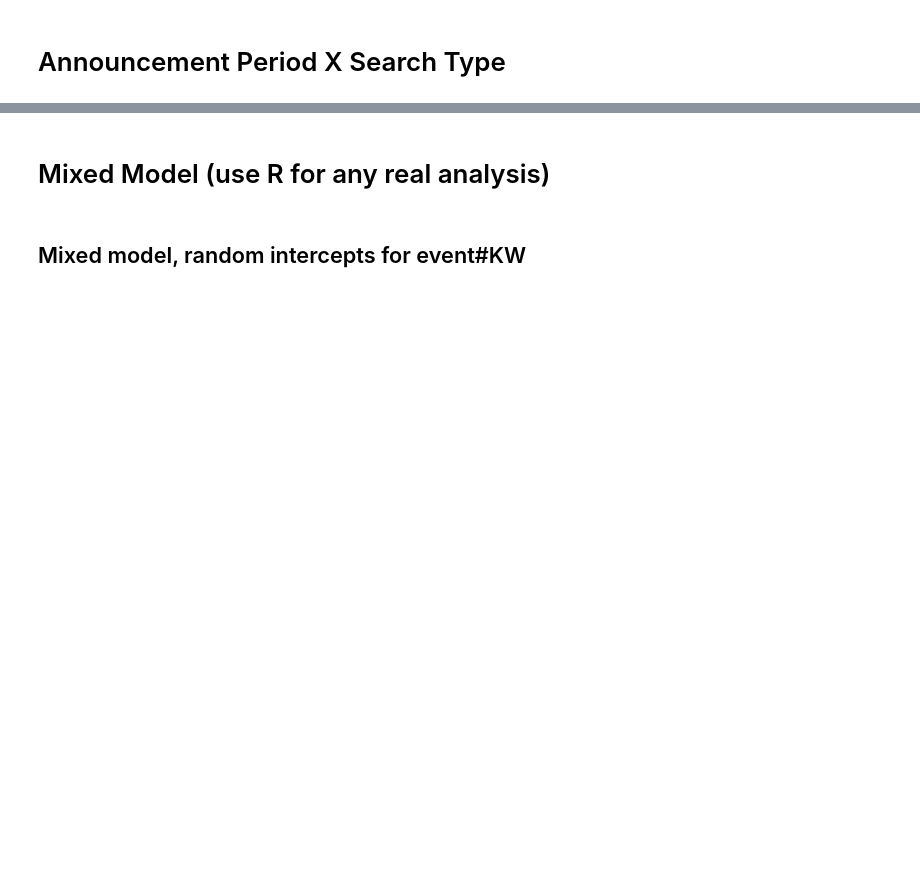
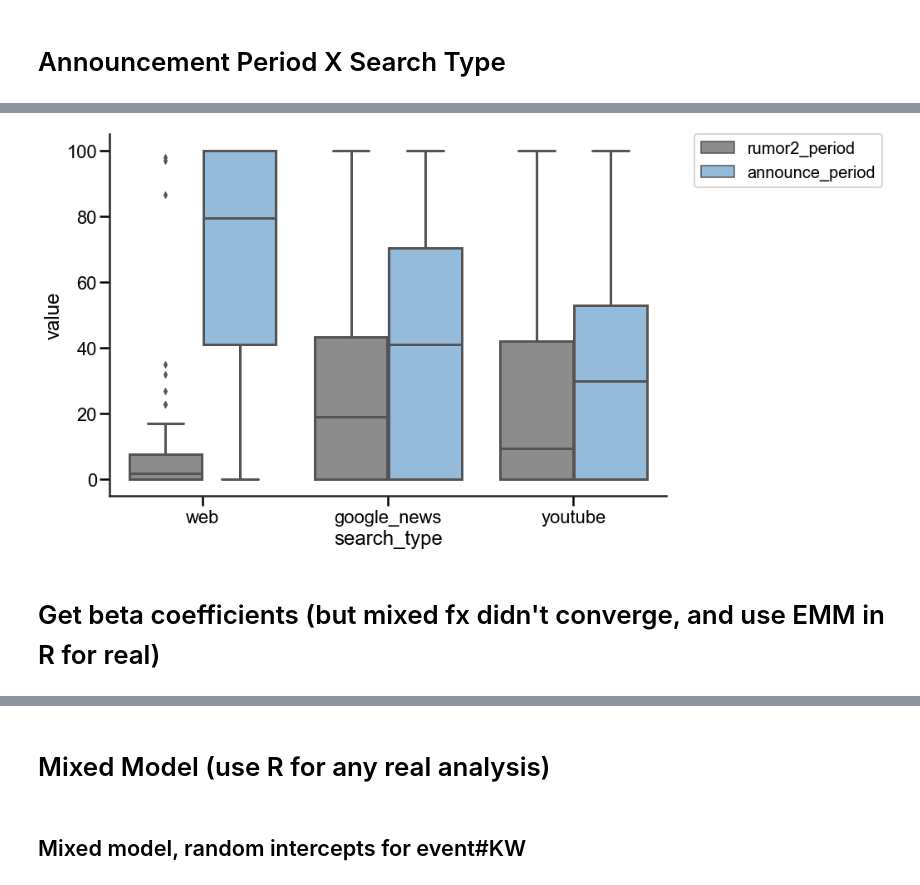
Before and after one commit to josh-ashkinaze/attention, a Jupyter notebook: scripts/graphs.ipynb, the cells around one changed output, grey strips where cells are left out. Cells and saved outputs as stored; diff of their text form; code cells hidden in the pictures; blank space fills up the shorter version.

```diff
--- a/scripts/graphs.ipynb
+++ b/scripts/graphs.ipynb
@@ -186,0 +186,13 @@ plt.savefig(f"{OUTPUT_PATH}attn_interaction.png", dpi=300, bbox_inches='tight')
+# %%
+make_aesthetic()
+
+sns.boxplot(data=event_search.query("control_period2==0"),
+              hue='period2',
+              x='search_type',
+              y='value')
+plt.legend(bbox_to_anchor=(1.05, 1), loc='upper left', borderaxespad=0, fontsize=20, markerscale=1)
+sns.despine()
+# %% [output]
+[figure, added]
+# %% [markdown]
+# Get beta coefficients (but mixed fx didn't converge, and use EMM in R for real)
```
Also changed, not shown: parts of 15 cells of this notebook.
